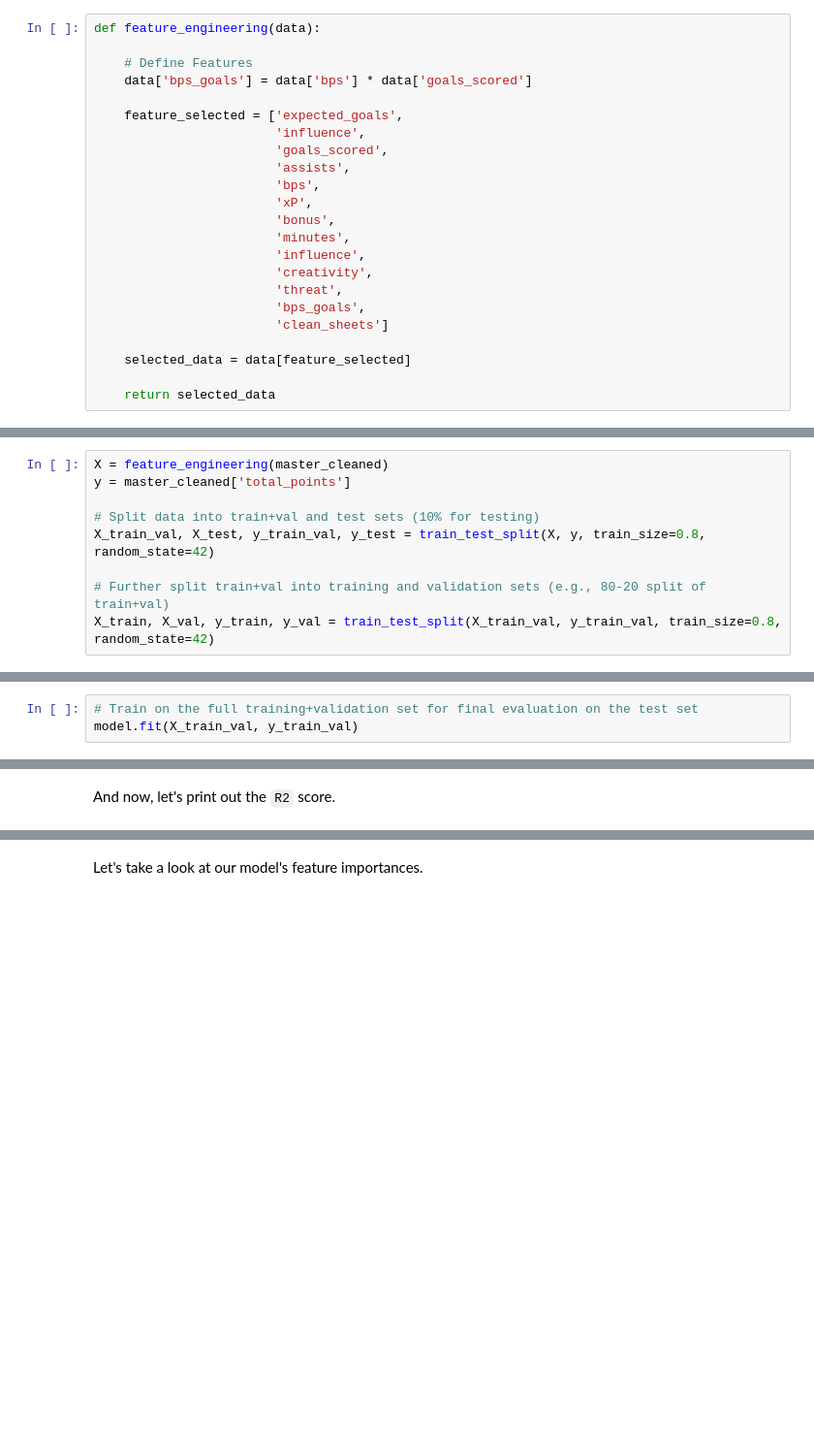
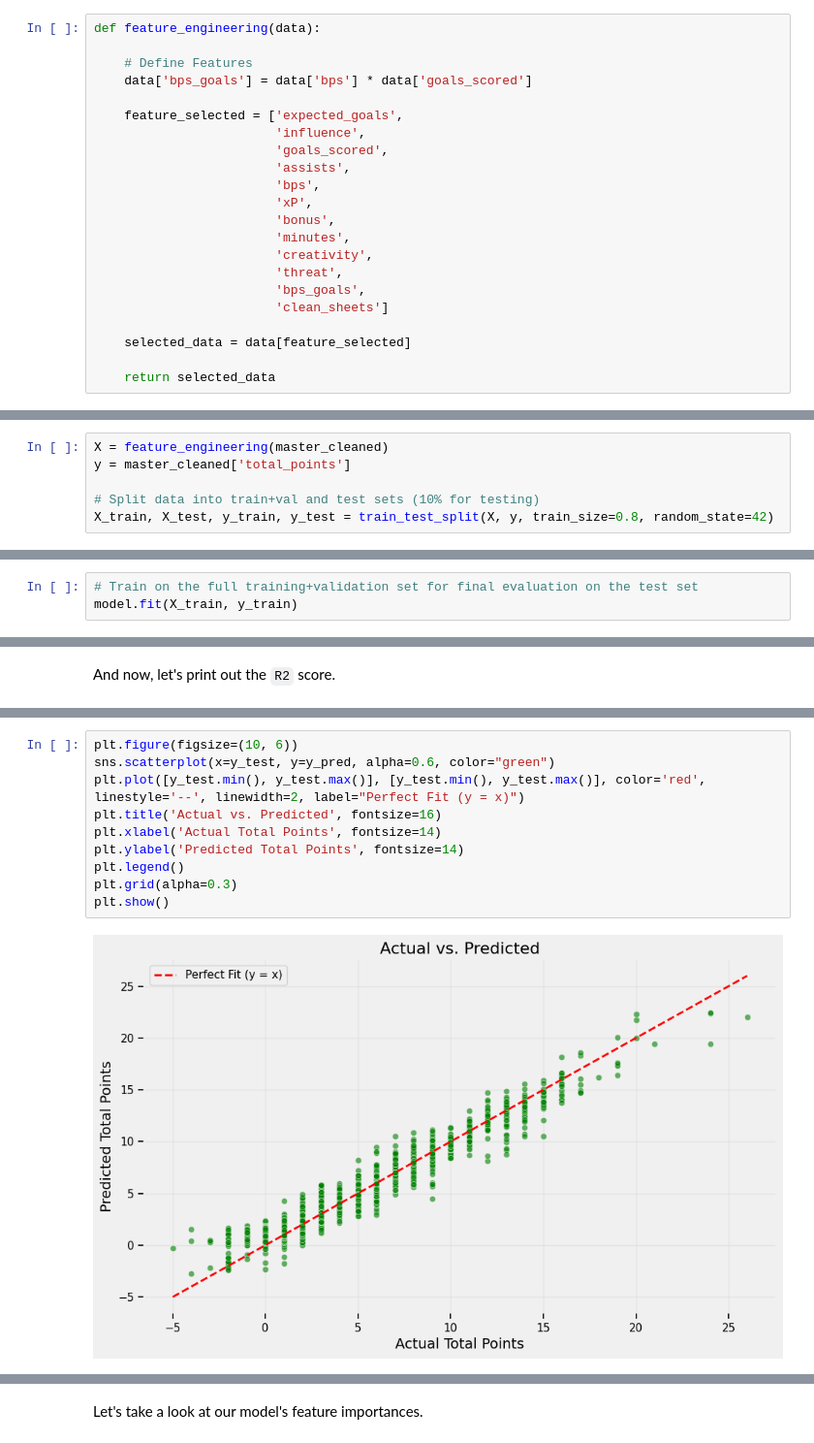
Before and after one commit to MahaFakhroo/D.R.E.A.M., a Jupyter notebook: Python Scripts/ML_Points_Predictor.ipynb, the cells around one changed output, grey strips where cells are left out. Shown at 97% size. Cells and saved outputs as stored; diff of their text form; blank space fills up the shorter version.

Commit message:
Updated ML model

```diff
--- a/Python Scripts/ML_Points_Predictor.ipynb
+++ b/Python Scripts/ML_Points_Predictor.ipynb
@@ -86,7 +85,6 @@ def feature_engineering(data):
                         'xP',
                         'bonus',
                         'minutes',
-                        'influence',
                         'creativity',
                         'threat',
                         'bps_goals',
@@ -104,10 +102,7 @@ X = feature_engineering(master_cleaned)
 y = master_cleaned['total_points']
 
 # Split data into train+val and test sets (10% for testing)
-X_train_val, X_test, y_train_val, y_test = train_test_split(X, y, train_size=0.8, random_state=42)
-
-# Further split train+val into training and validation sets (e.g., 80-20 split of train+val)
-X_train, X_val, y_train, y_val = train_test_split(X_train_val, y_train_val, train_size=0.8, random_state=42)
+X_train, X_test, y_train, y_test = train_test_split(X, y, train_size=0.8, random_state=42)
 # %% [markdown]
 ## Cross-Validation and Training the Model
 Below we'll train a random forest model. Some parameters are controlled to control overfitting and improve performance, including limiting the `'max_depth'` of the forest to 20 levels, increasing `'min_samples_leaf'` to 2, and increasing `'min_samples_split'` to 10.
@@ -151,7 +146,7 @@ Mean R^2 score: 0.9513638034160771
 Now let's train the model.
 # %%
 # Train on the full training+validation set for final evaluation on the test set
-model.fit(X_train_val, y_train_val)
+model.fit(X_train, y_train)
 # %% [output]
 RandomForestRegressor(max_depth=15, min_samples_leaf=2, min_samples_split=10,
                       random_state=42)
@@ -177,0 +173,12 @@ Mean Absolute Error (MAE): 0.44010390037796643
+# %%
+plt.figure(figsize=(10, 6))
+sns.scatterplot(x=y_test, y=y_pred, alpha=0.6, color="green")
+plt.plot([y_test.min(), y_test.max()], [y_test.min(), y_test.max()], color='red', linestyle='--', linewidth=2, label="Perfect Fit (y = x)")
+plt.title('Actual vs. Predicted', fontsize=16)
+plt.xlabel('Actual Total Points', fontsize=14)
+plt.ylabel('Predicted Total Points', fontsize=14)
+plt.legend()
+plt.grid(alpha=0.3)
+plt.show()
+# %% [output]
+[figure, added]
```
Also changed, not shown: parts of 12 cells of this notebook, 1 other file.
